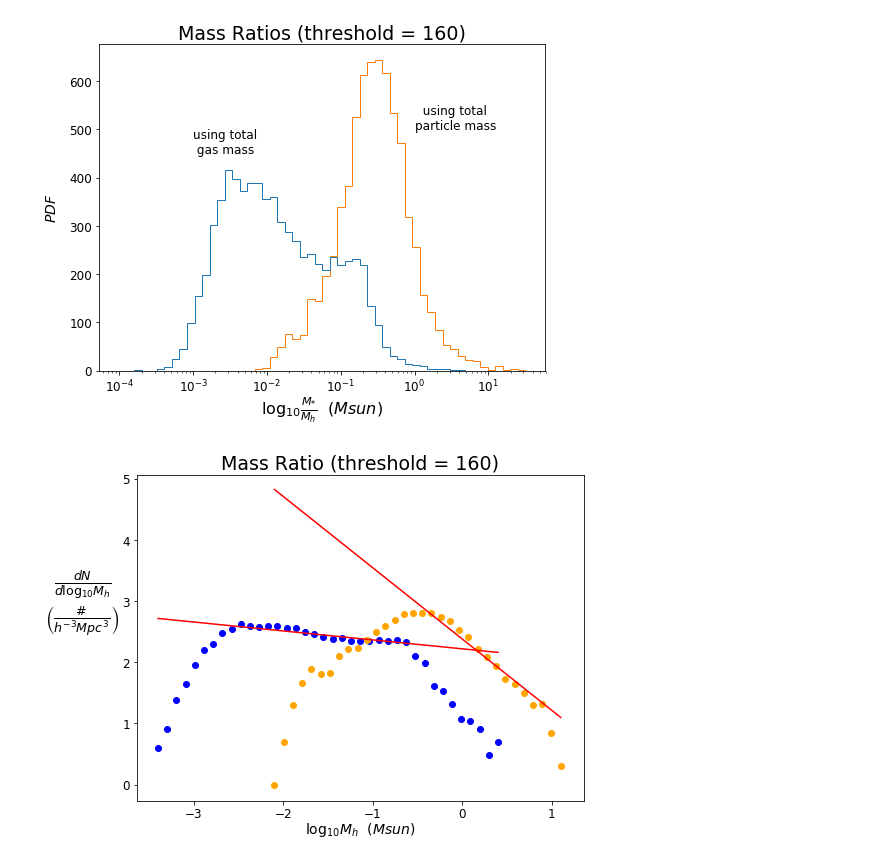
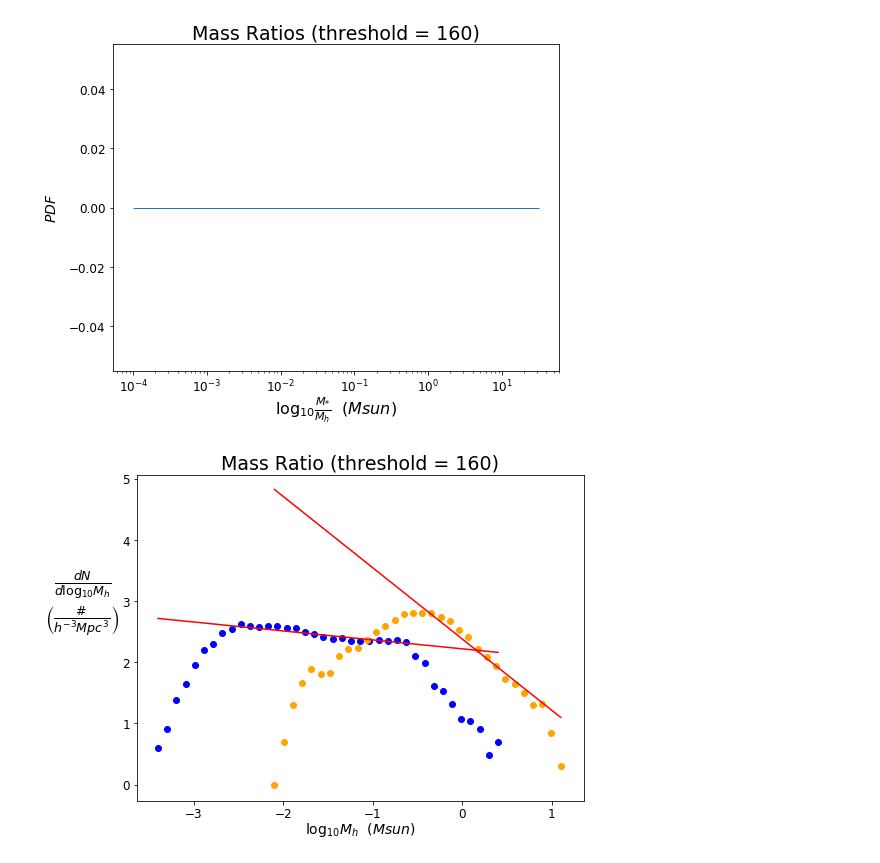
Before and after one commit to ygovil1/data-mining-galaxies, a Jupyter notebook: HaloCatalog/ratio_plotter.ipynb, the cells around one changed output. Saved outputs shown, nothing was run; the diff lists cells and outputs as text; code cells hidden in the pictures.

```diff
--- a/HaloCatalog/ratio_plotter.ipynb
+++ b/HaloCatalog/ratio_plotter.ipynb
@@ -77,38 +137,39 @@ bins = np.geomspace(start=1e-4, stop=10**1.5, num=55)
 # %%
 # Two subplots
 fig = plt.figure(figsize = (8,6))
 ax1 = fig.add_subplot(111)
 
 # plot both ratio lists
 ratiolists = [ratiolist1, ratiolist2]
-ax1.hist(ratiolists, bins, histtype='step', fill = False)
+ax1.hist(ratiolist2, bins, histtype='step', fill = False)
 ax1.set_title("Mass Ratios (threshold = 160)", size = 19)
 #ax1.axis([1e-4, 10**1.5, 0, 700])
 
 # create axis labels
 xlab = r"$\log_{10}\frac{M_{*}}{M_h}$  $(Msun)$"
 ylab = "$PDF$"
 ax1.set_xlabel(xlab, size = 16, labelpad= 0)
 ax1.set_ylabel(ylab, rotation = 90, size = 14, labelpad= 10)
 
 # create axis ticks
 ax1.set_xscale('log')
 #ax1.set_yscale('log')
 ax1.tick_params(axis='x', which='major', labelsize=12)
 ax1.tick_params(axis='y', which='major', labelsize=12)
 
+'''
 # add labels for each plot
 annotation1 = "using total \n gas mass"
 annotation2 = "  using total\nparticle mass"
-ax1.text(1e-3, 450, annotation1, size = 12)
-ax1.text(1, 500, annotation2, size = 12)
-
+ax1.text(1e-3, 75, annotation1, size = 12)
+ax1.text(10, 100, annotation2, size = 12)
+'''
 
 plt.show()
 
 #plt.savefig('./LG4_2048_40pc/rd0070/massratios.png', dpi = 300)
 # %% [output]
-[figure, old version]
+[figure, new version]
 # %%
 # find log arrays for ratio lists
 log_ratio1 = np.log(ratiolist1) / log(10)
```
Also changed, not shown: parts of 4 cells of this notebook, 2 other files.
